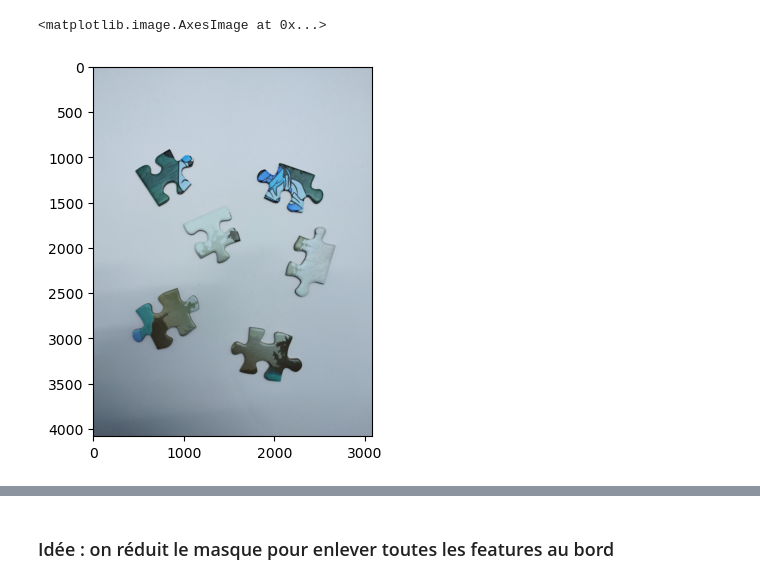
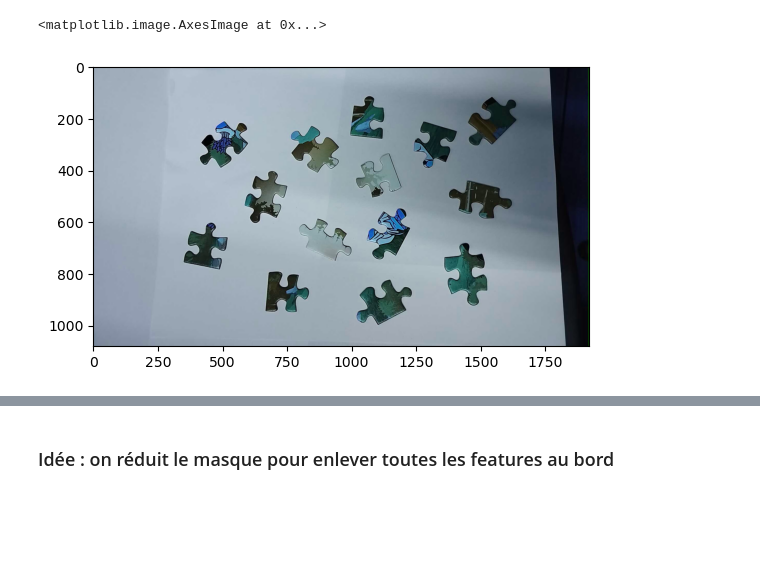
Before and after one commit to adriengoldszal/INF573_Puzzle, a Jupyter notebook: solver_adrien/amelioration_akaze_vs_sift_plus_erosion.ipynb, the cells around one changed output, grey strips where cells are left out. Saved outputs shown, nothing was run; the diff lists cells and outputs as text; code cells hidden in the pictures; blank space fills up the shorter version.

Commit message:
modifs pour test_unique avec nettoyage edges

```diff
--- a/solver_adrien/amelioration_akaze_vs_sift_plus_erosion.ipynb
+++ b/solver_adrien/amelioration_akaze_vs_sift_plus_erosion.ipynb
@@ -4,12 +4,12 @@ import matplotlib.pyplot as plt
 from fonctions_image import *
 # %%
 puzzle = cv2.imread('../nos_puzzles/yakari.jpg')
-image_test = cv2.imread("pieces_dures.jpg")
+image_test = cv2.imread("../frame.jpg")
 
 plt.imshow(image_test)
 # %% [output]
 <matplotlib.image.AxesImage at 0x...>
-[figure, old version]
+[figure, new version]
 # %%
 pieces = extract_pieces(image_test)
 show_found_pieces(pieces)
```
Also changed, not shown: parts of 8 cells of this notebook, 4 other files.
